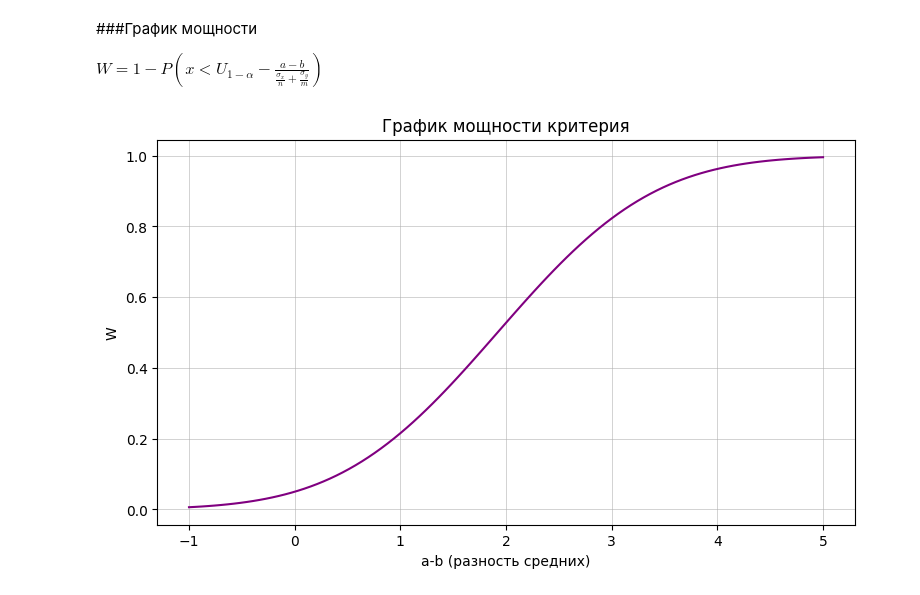
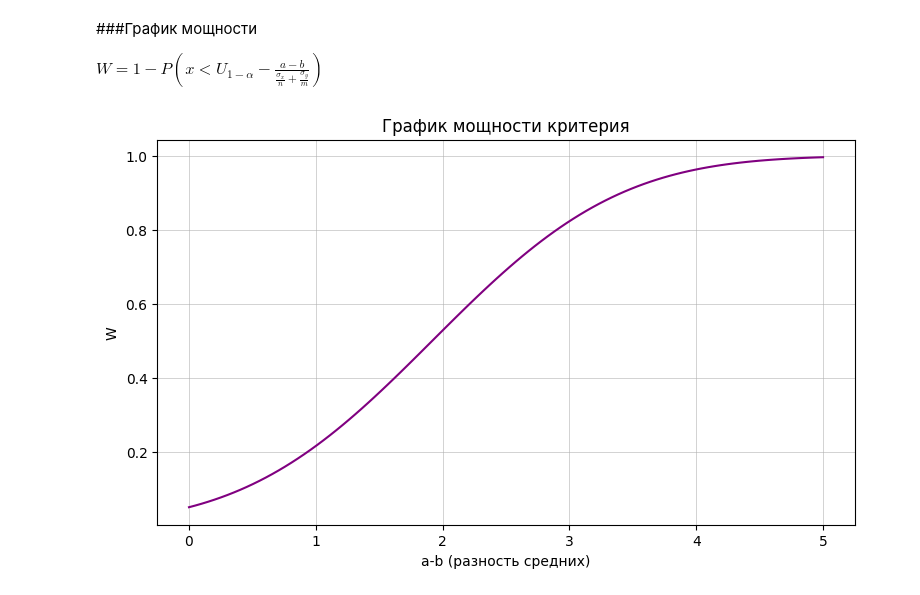
Before and after one commit to Alesialoco/Mathematical_statistics, a Jupyter notebook: First_task/T14.ipynb, the cells around one changed output. Saved outputs shown, nothing was run; the diff lists cells and outputs as text; code cells hidden in the pictures.

```diff
--- a/First_task/T14.ipynb
+++ b/First_task/T14.ipynb
@@ -43,15 +43,15 @@ $p-value (длина) \ge \alpha$
 
 $W = 1 - P(x < U_{1-\alpha} - \frac{a-b}{\frac{\sigma_x}{n} + \frac{\sigma_y}{m}})$
 # %%
-a_b = np.linspace(-1, 5, 100)
+a_b = np.linspace(0, 5, 100)
 power = 1 - norm.cdf(norm.ppf(1 - alpha) - a_b / (sigma_x_2 / n + sigma_y_2 / m))
 
 plt.figure(figsize=(9, 5))
 plt.plot(a_b, power, color='purple')
 plt.xlabel('a-b (разность средних)')
 plt.ylabel('W')
 plt.title('График мощности критерия')
 plt.grid(linewidth=0.4)
 plt.show()
 # %% [output]
-[figure, old version]
+[figure, new version]
```
